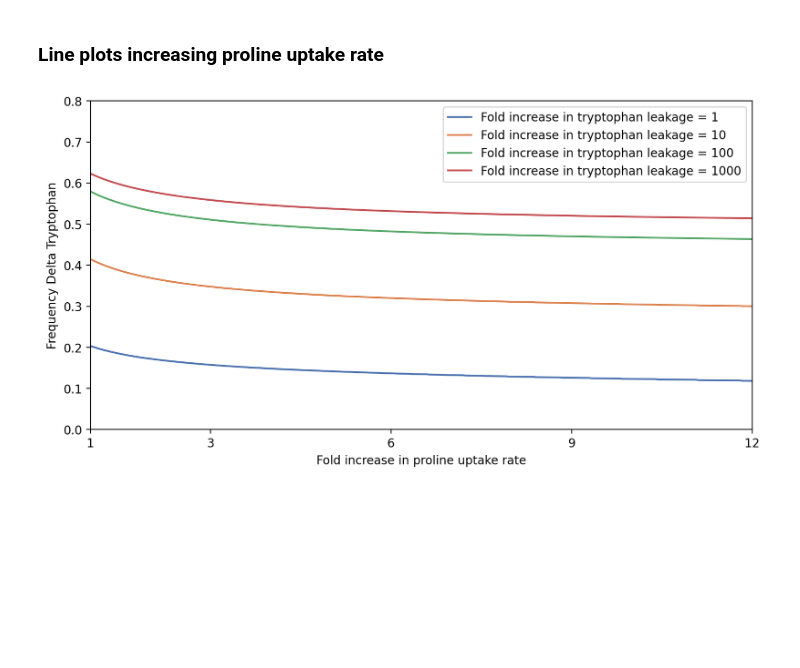
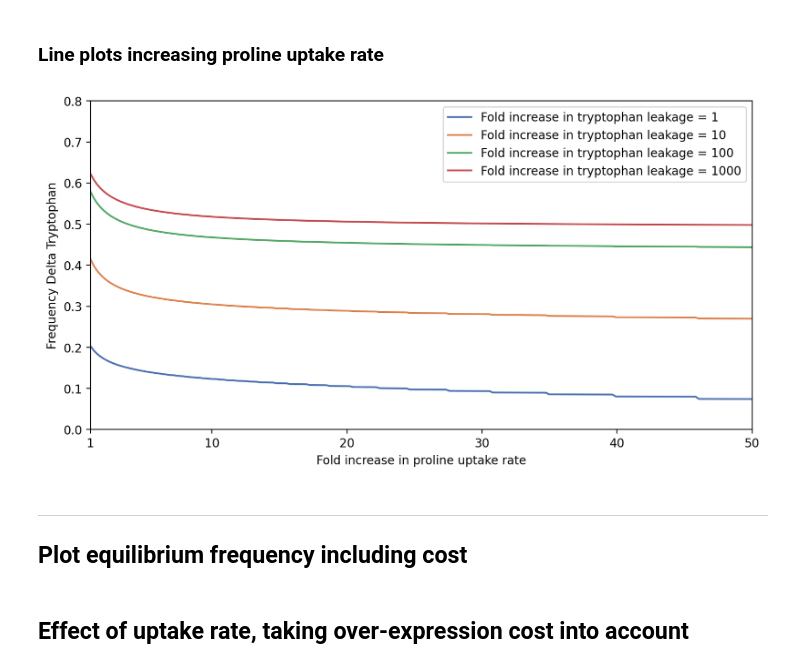
Before and after one commit to simonvanvliet/AuxotrophRangeExpansionModel, a Jupyter notebook: AuxotrophicCommunities.ipynb, the cells around one changed output. Saved outputs shown, nothing was run; the diff lists cells and outputs as text; code cells hidden in the pictures; blank space fills up the shorter version.

```diff
--- a/AuxotrophicCommunities.ipynb
+++ b/AuxotrophicCommunities.ipynb
@@ -245,25 +438,31 @@ plt.savefig('frequency_vs_uptake.pdf', bbox_inches='tight')
 ### Line plots increasing proline uptake rate
 # %%
 nstep = 200
-c_up_vec = np.linspace(1,12,nstep) #increase uptake rate from 1 to 12 fold, on lin scale
+c_up_vec = np.linspace(1,50,nstep) #increase uptake rate from 1 to 12 fold, on lin scale
 c_prod_vec = [1,10,100,1000] # compare 4 different rates of tryptophan leakage
 
 #calculate equilibrium frequency for all combinations of parameters
 c_up, c_prod = np.meshgrid(c_up_vec, c_prod_vec)
 community_upscan = community(c_up=c_up, c_prod=c_prod)
 
 #plot heatmap of equilibrium frequency
 fig, ax = plt.subplots()
 sns.set_palette('deep')
 ax.plot(c_up_vec, community_upscan.eq.T);
 #add legend based in c_prod_vec
 ax.legend([f'Fold increase in tryptophan leakage = {x}' for x in c_prod_vec], loc='upper right')
 ax.set_xlim([c_up_vec.min(),c_up_vec.max()])
 ax.set_ylim([0,0.8])
 ax.set_xlabel('Fold increase in proline uptake rate')
 ax.set_ylabel('Frequency Delta Tryptophan')
-ax.set_xticks([1,3,6,9,12]);
+ax.set_xticks([1,10, 20, 30, 40, 50]);
 
 plt.savefig('frequency_vs_uptake.pdf', bbox_inches='tight')
 # %% [output]
-[figure, old version]
+[figure, new version]
+# %% [markdown]
+---
+
+## Plot equilibrium frequency including cost
+# %% [markdown]
+## Effect of uptake rate, taking over-expression cost into account
```
Also changed, not shown: parts of 19 cells of this notebook, 12 other files.
